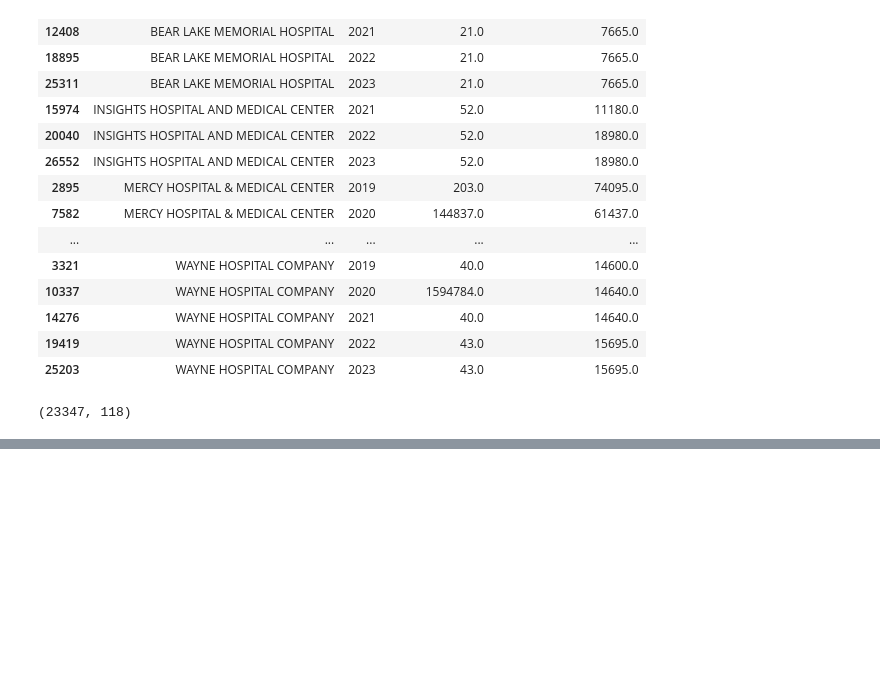
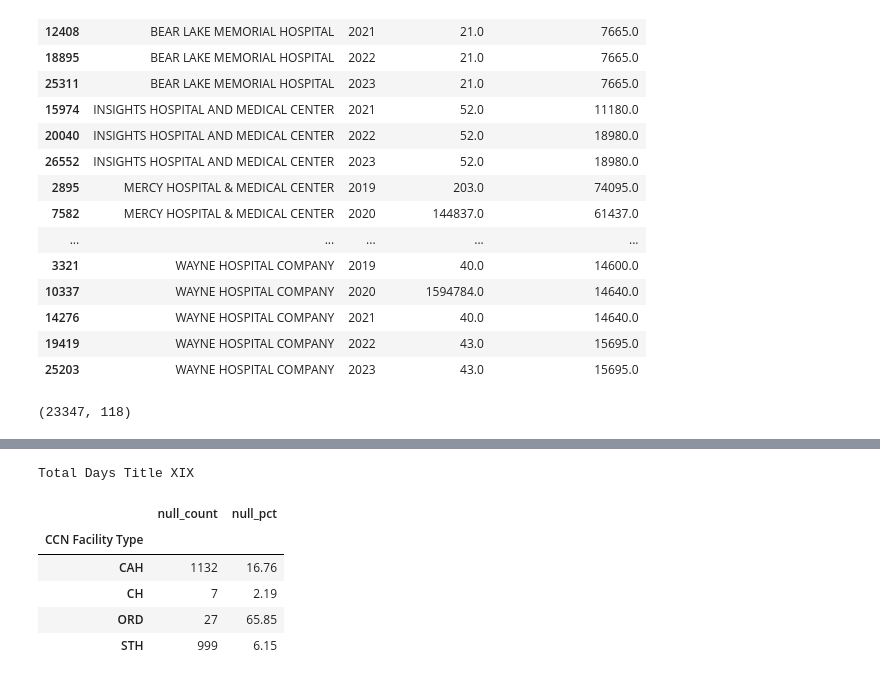
Before and after one commit to Sarah-Eden/hospital-financial-status-prediction, a Jupyter notebook: insights.ipynb, the cells around one changed output, grey strips where cells are left out. Cells and saved outputs as stored; diff of their text form; code cells hidden in the pictures; blank space fills up the shorter version.

```diff
--- a/insights.ipynb
+++ b/insights.ipynb
@@ -144,0 +155,14 @@ df[df['FTE - Employees on Payroll'] > 15000][['Hospital Name', 'City', 'year', '
+# %%
+print(f'Total Days Title XIX')
+df.groupby('CCN Facility Type')['Total Days Title XIX'].agg(
+    null_count = lambda x: x.isna().sum(),
+    null_pct = lambda x: x.isna().mean().round(4) * 100
+)
+# %% [output]
+Total Days Title XIX
+|  | null_count | null_pct |
+| CCN Facility Type |  |  |
+| CAH | 1132 | 16.76 |
+| CH | 7 | 2.19 |
+| ORD | 27 | 65.85 |
+| STH | 999 | 6.15 |
```
Also changed, not shown: parts of 16 cells of this notebook.
